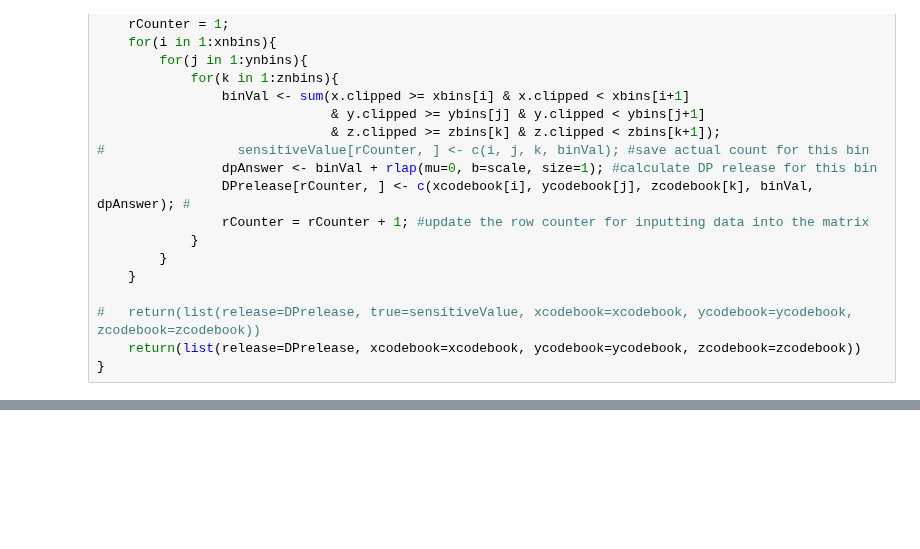
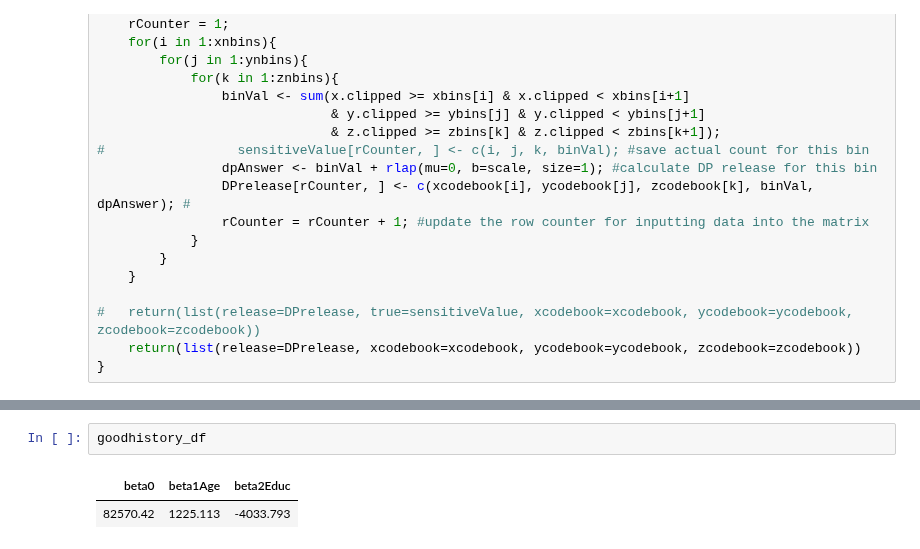
Before and after one commit to bhavenp/cs208, a Jupyter notebook: homework/HW3/HW3_Bhaven_Patel.ipynb, the cells around one changed output, grey strips where cells are left out. Drawn from its saved outputs; the diff is of its cells as text; blank space fills up the shorter version.

```diff
--- a/homework/HW3/HW3_Bhaven_Patel.ipynb
+++ b/homework/HW3/HW3_Bhaven_Patel.ipynb
@@ -416,2 +459,7 @@ write.csv(goodhistory_df, file='betas_from_DPreleases.csv', row.names=FALSE);
+# %%
+goodhistory_df
+# %% [output]
+| beta0 | beta1Age | beta2Educ |
+| 82570.42 | 1225.113 | -4033.793 |
 # %%
 #Calculating regression betas for 100 bootstrapped datasets, so we can calculate a baseline MSE
```
Also changed, not shown: parts of 11 cells of this notebook, 3 other files.
